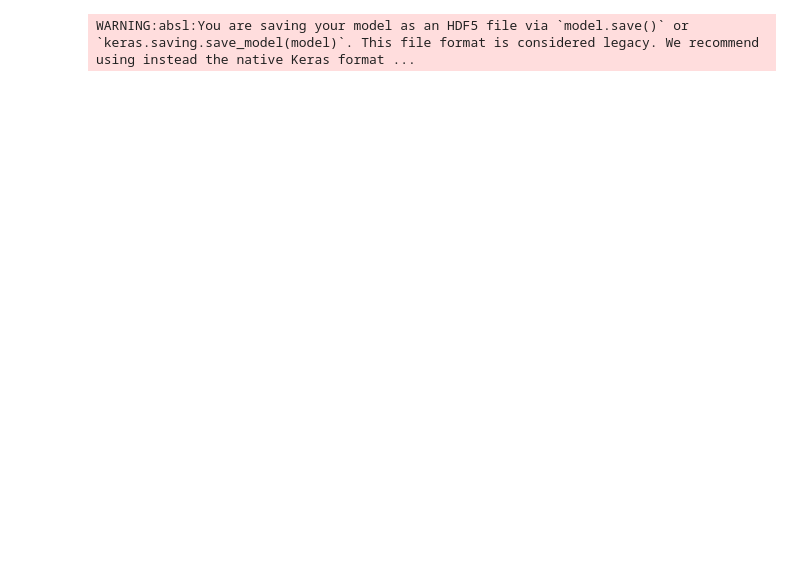
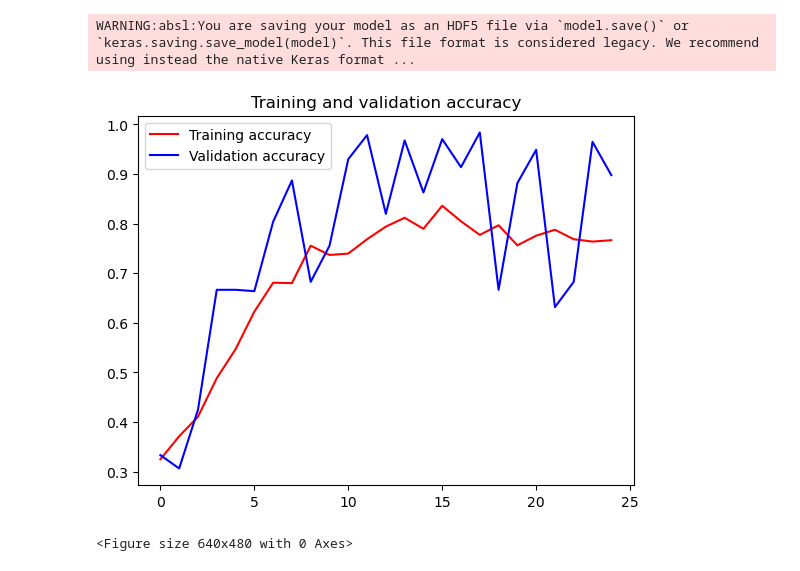
Before and after one commit to shalaga44/CNN-Project, a Jupyter notebook: main.ipynb, the cells around one changed output. Saved outputs shown, nothing was run; the diff lists cells and outputs as text; code cells hidden in the pictures; blank space fills up the shorter version.

```diff
--- a/main.ipynb
+++ b/main.ipynb
@@ -232,3 +232,22 @@ Epoch 24/25
 Epoch 25/25
 20/20 ━━━━━━━━━━━━━━━━━━━━ 11s 535ms/step - accuracy: 0.7667 - loss: 17.0455 - val_accuracy: 0.8978 - val_loss: 4.4383
 WARNING:absl:You are saving your model as an HDF5 file via `model.save()` or `keras.saving.save_model(model)`. This file format is considered legacy. We recommend using instead the native Keras format ...
+# %%
+import matplotlib.pyplot as plt
+
+training_accuracy_values = training_history.history["accuracy"]
+validation_accuracy_values = training_history.history["val_accuracy"]
+training_loss_values = training_history.history["loss"]
+validation_loss_values = training_history.history["val_loss"]
+
+epoch_indices = range(len(training_accuracy_values))
+
+plt.plot(epoch_indices, training_accuracy_values, "r", label="Training accuracy")
+plt.plot(epoch_indices, validation_accuracy_values, "b", label="Validation accuracy")
+plt.title("Training and validation accuracy")
+plt.legend(loc=0)
+plt.figure()
+plt.show()
+# %% [output]
+[figure, added]
+<Figure size 640x480 with 0 Axes>
```
Also changed, not shown: parts of 1 cell of this notebook.
